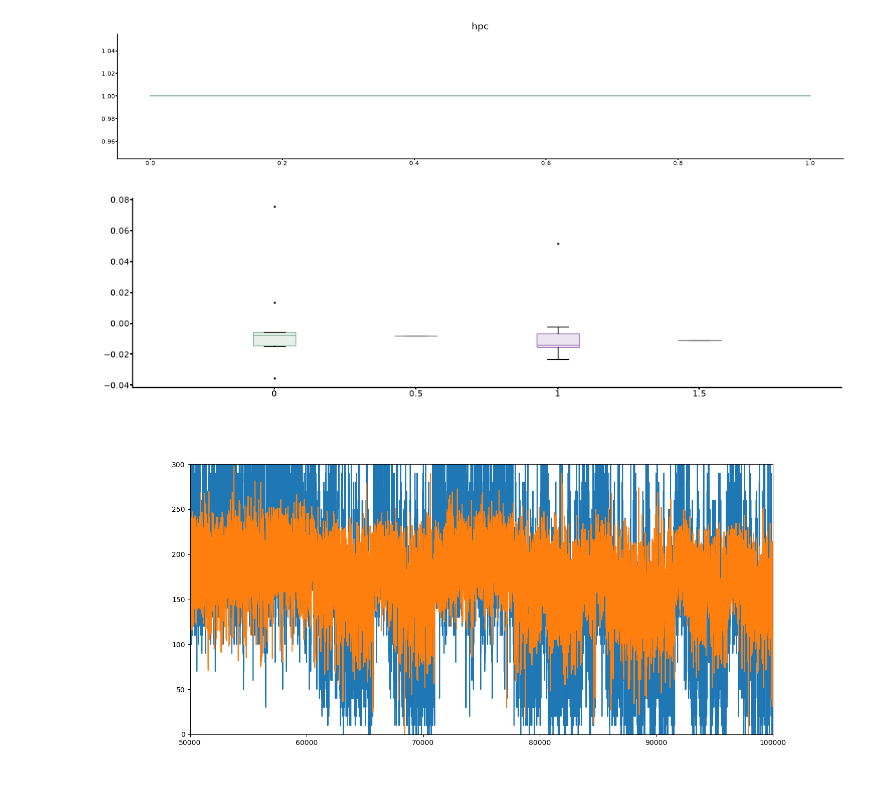
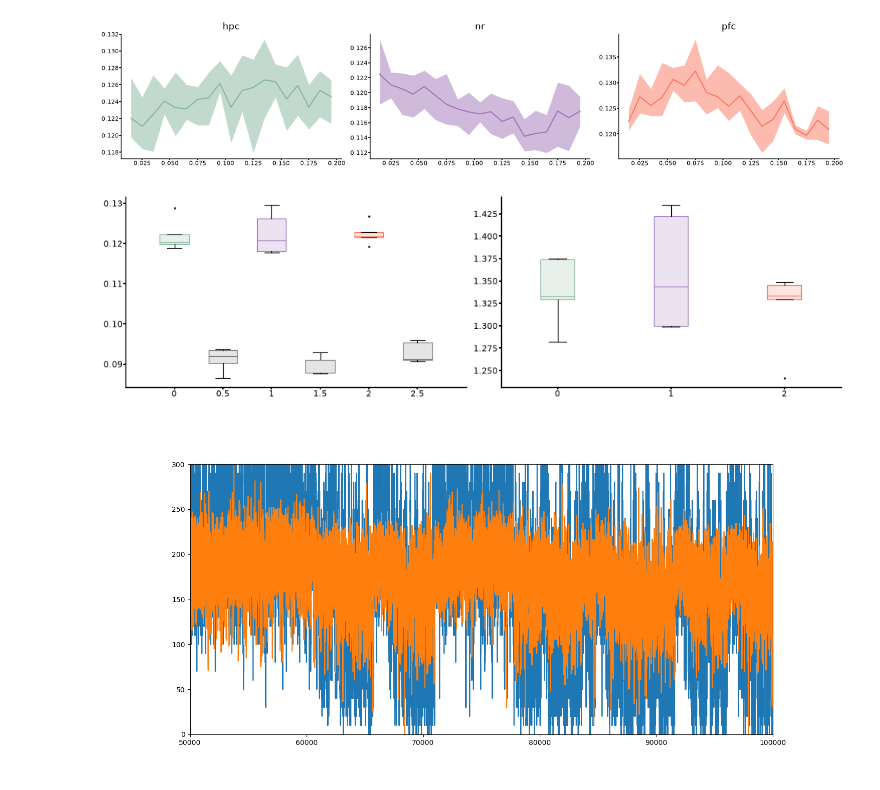
Before and after one commit to pietro-bozzo/NRCode, a Jupyter notebook: Python/tryGLM.ipynb, the cells around one changed output. Saved outputs shown, nothing was run; the diff lists cells and outputs as text; code cells hidden in the pictures.

```diff
--- a/Python/tryGLM.ipynb
+++ b/Python/tryGLM.ipynb
@@ -102,12 +117,13 @@ def _populationGLM(session,regs=None,when='sleep.*#0',delay=[0],shuffle=1):
 # %%
-# test on one session
-session = fma.data.readBatchFile(batch_file)[0][9]
+ # test on one session
+session = fma.data.readBatchFile(batch_file)[0][19]
 print(session)
-regs = ['hpc'] # = ['hpc','nr',['hpc','nr']]
-keys = ['hpc'] # = ['hpc','nr','hpc+nr']
-delay = np.arange(2)
+regs = ['hpc','nr','pfc'] # ,['hpc','nr']
+keys = ['hpc','nr','pfc'] # ,'hpc+nr'
+delay = np.arange(1,20)
 scores = {}
-scores_sh = {}
+gain = {}
 for i, r in enumerate(regs):
-    scores[keys[i]], scores_sh[keys[i]] = _populationGLM(session,regs=r,when='sleep.*#0',delay=delay,shuffle=1)
+    scores[keys[i]], gain[keys[i]] = _populationGLM(session,regs=r,when='sleep.*#0',n_lags=1,delay=delay,shuffle=1,verbose=True)
+    print()
 # %% [output]
@@ -118,0 +134,11 @@ delay: 1
+# %%
+# see scores DIVIDE ISA nISA
+fig, ax = fma.plotting.makeFigure(size=(10,7),n=(2,len(scores)))
+ax = np.array(ax,ndmin=2)
+for i, k in enumerate(keys):
+    for j, a in enumerate([True,False]):
+        #fma.plotting.semPlot(gain[k].t,gain[k],color=isau.paperColors(k),ax=ax[i])
+        fma.plotting.semPlot(scores[k].t,scores[k].sel(isa=a,shuffle=False),color=isau.paperColors(k),ax=ax[i,j])
+        #fma.plotting.semPlot(scores[k].t,scores[k].sel(shuffle=True),color=isau.paperColors('shuffle'),ax=ax[i,j])
+    ax[i,0].set(title=keys[i])
+ax[0,0].set(ylabel='ISA'), ax[0,1].set(ylabel='nISA');
@@ -119,22 +147,25 @@ delay: 1
 # %%
-# see scores
-fig, ax = fma.plotting.makeFigure(size=[35,7],n=(1,len(scores)))
+# see scores DIVIDE ISA nISA
+fig, ax = fma.plotting.makeFigure(size=(35,7),n=(1,len(scores)))
 for i, k in enumerate(keys):
-    fma.plotting.semPlot(delay,np.array(scores[k]).T / np.nanmean(np.array(scores_sh[k]),axis=-1).T,color=isru.paperColors(k),ax=ax[i])
-    #fma.plotting.semPlot(delay,,color=isru.paperColors('shuffle'),ax=ax[i])
+    #fma.plotting.semPlot(gain[k].t,gain[k],color=isau.paperColors(k),ax=ax[i])
+    fma.plotting.semPlot(scores[k].t,scores[k].sel(shuffle=False),color=isau.paperColors(k),ax=ax[i])
+    #fma.plotting.semPlot(scores[k].t,scores[k].sel(shuffle=True),color=isau.paperColors('shuffle'),ax=ax[i])
     ax[i].set(title=keys[i])
 # %% [output]
-[figure, old version]
+[figure, new version]
 # %%
 # see scores
-fig, ax = fma.plotting.makeFigure(size=[25,7])
-data = {r: [scores[r][0]] for r in scores}
-data_sh = {r: [scores_sh[r][0][0]] for r in scores_sh}
-fma.plotting.boxPlot(data.values(),x=np.arange(len(scores)),color=isru.paperColors(list(scores.keys())))
-fma.plotting.boxPlot(data_sh.values(),x=.5+np.arange(len(scores)),color='grey')
-#ax[0].set(ylim=[-.05,.05]);
+fig, ax = fma.plotting.makeFigure(n=(1,2),size=(25,7))
+data = {r: [scores[r].sel(shuffle=False).isel(t=0)] for r in scores}
+data_sh = {r: [scores[r].sel(shuffle=True).isel(t=0)] for r in scores}
+fma.plotting.boxPlot(data.values(),x=np.arange(len(scores)),color=isau.paperColors(list(scores.keys())),ax=ax[0])
+fma.plotting.boxPlot(data_sh.values(),x=.5+np.arange(len(scores)),color='grey',ax=ax[0])
+
+data = {r: [gain[r].isel(t=0)] for r in gain}
+fma.plotting.boxPlot(data.values(),x=np.arange(len(scores)),color=isau.paperColors(list(scores.keys())),ax=ax[1])
 # %% [output]
-[figure, old version]
+[figure, new version]
 # %%
 fig, axs = plt.subplots(1,1,figsize=[15,7])
 start = 50000
```
Also changed, not shown: parts of 4 cells of this notebook, 6 other files.
